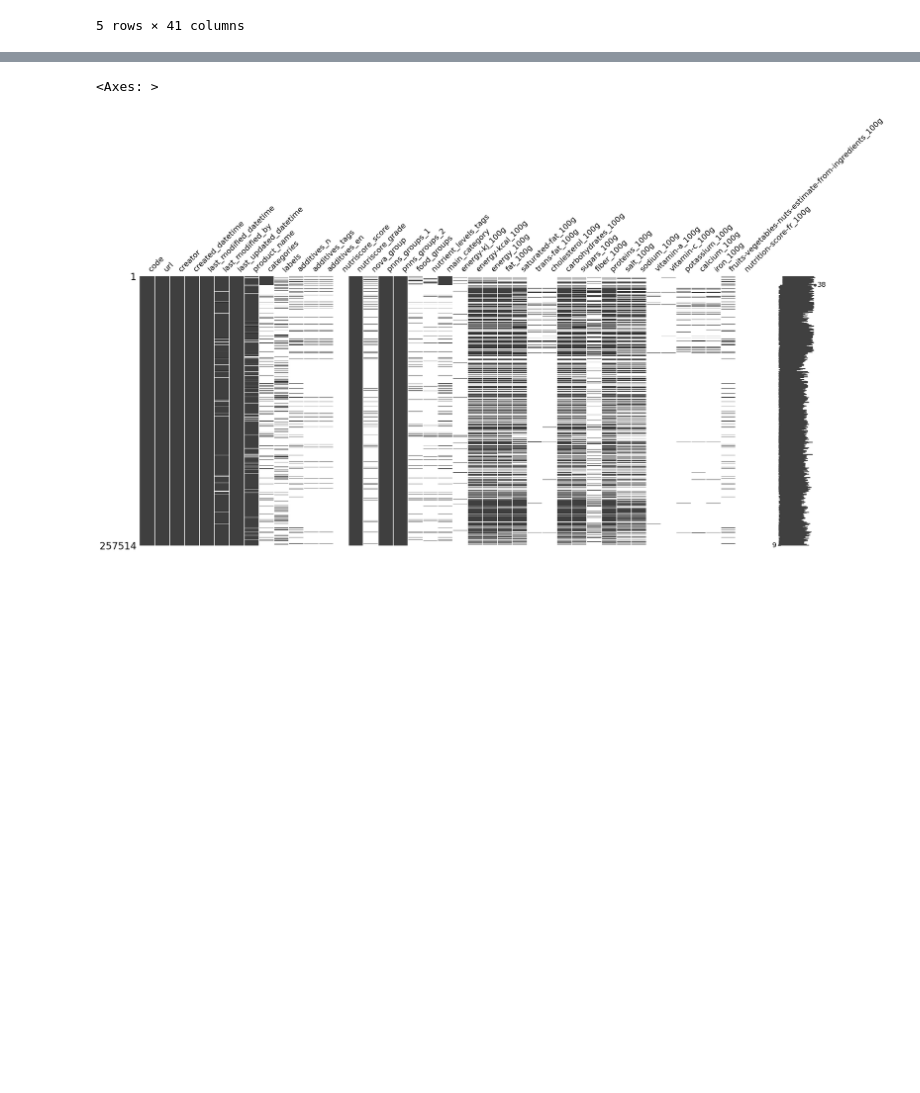
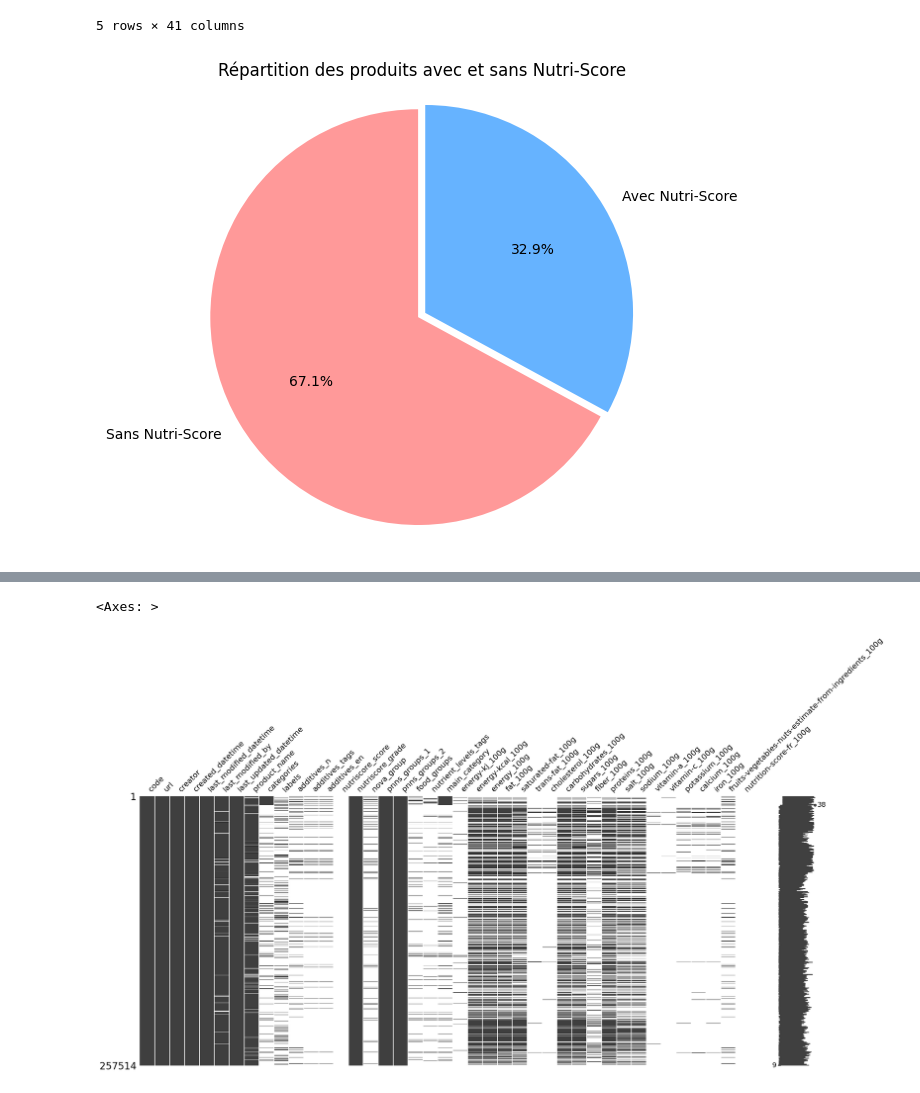
Before and after one commit to promise-temi/NutriWiser, a Jupyter notebook: data/scripts/analyse.ipynb, the cells around one changed output, grey strips where cells are left out. Cells and saved outputs as stored; diff of their text form; code cells hidden in the pictures; blank space fills up the shorter version.

```diff
--- a/data/scripts/analyse.ipynb
+++ b/data/scripts/analyse.ipynb
@@ -101,6 +110,24 @@ df_sans_colonnes_non_pertinentes.head()
 # %%
 df_sans_nutriscore = df_sans_colonnes_non_pertinentes[~df_sans_colonnes_non_pertinentes['nutriscore_grade'].isin(['a','b', 'c', 'd', 'e'])]
 df_avec_nutriscore = df_sans_colonnes_non_pertinentes[df_sans_colonnes_non_pertinentes['nutriscore_grade'].isin(['a','b', 'c', 'd', 'e'])]
+# %%
+# Comptes
+nb_sans = len(df_sans_nutriscore)
+nb_avec = len(df_avec_nutriscore)
+
+# Données à afficher
+labels = ['Sans Nutri-Score', 'Avec Nutri-Score']
+sizes = [nb_sans, nb_avec]
+colors = ['#ff9999','#66b3ff']
+
+# Graphique
+plt.figure(figsize=(6,6))
+plt.pie(sizes, labels=labels, autopct='%1.1f%%', startangle=90, colors=colors, explode=(0.04, 0))
+plt.title("Répartition des produits avec et sans Nutri-Score")
+plt.axis('equal')  # pour garder un cercle
+plt.show()
+# %% [output]
+[figure, added]
 # %%
 df_sans_colonnes_non_pertinentes[df_sans_colonnes_non_pertinentes['nutriscore_grade']=='not-applicable']
 # %% [output]
```
Also changed, not shown: parts of 3 cells of this notebook, 6 other files.
